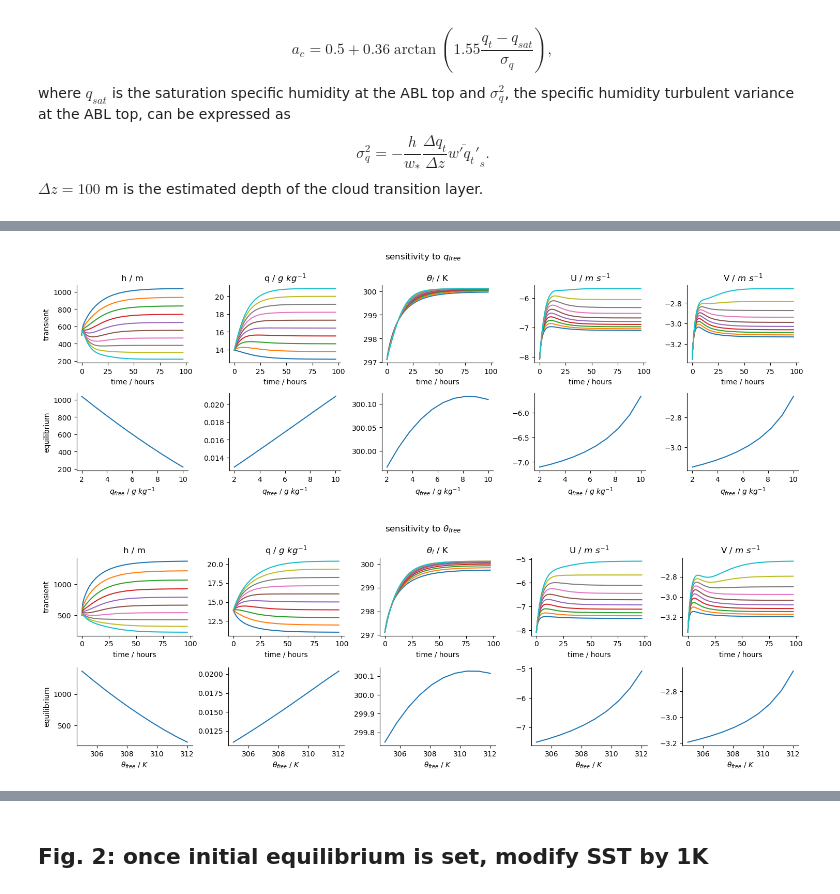
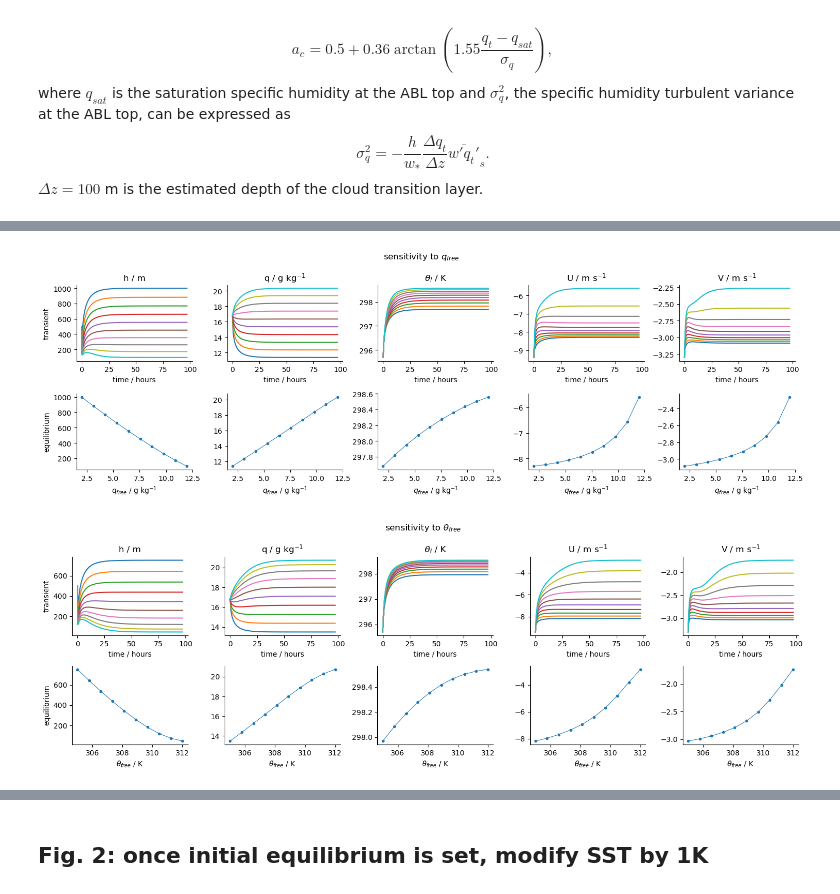
Before and after one commit to meteorologopazzo/QJRMS_0316, a Jupyter notebook: bulk_validation/BULK_MODEL_PLOTS-to_publish.ipynb, the cells around one changed output, grey strips where cells are left out. Saved outputs shown, nothing was run; the diff lists cells and outputs as text; code cells hidden in the pictures.

```diff
--- a/bulk_validation/BULK_MODEL_PLOTS-to_publish.ipynb
+++ b/bulk_validation/BULK_MODEL_PLOTS-to_publish.ipynb
@@ -72,6 +83,6 @@ test model sensitivity to parameters:
 # %%
 # Compute the wind components (to be used as free tropospheric wind) starting from the surface wind used in
-# Neggers et al (2006).
+'''# Neggers et al (2006).
 magnitude = 8.75 # [m/s]
 angle = 67.5 # [°] clockwise from north
 windu = magnitude*np.sin(angle*np.pi/180)
@@ -81,7 +92,10 @@ U_free = -windu # [m/s], free zonal wind (above the ABL).
 V_free = -windv # [m/s], free meridional wind (above the ABL).
 
 print(U_free)
-print(V_free)
+print(V_free)'''
+
+U_free_0 = -9.4 # [m/s], free zonal wind (above the ABL).
+V_free_0 = -3.3 # [m/s], free meridional wind (above the ABL).
 
 Omega = 2*np.pi/86400 # [rad/s] Earth rotation.
 latitude0 = 10 # degree N
@@ -220,21 +264,27 @@ plt.tight_layout()
 # %%
-q_free_sens = []
+q_free_sens = {}
 
 for q in q_free:
-    args = (SST_0, D_0_base, q, th_free_0_base, ps_0, f, U_free, V_free, frac_Ustar, F_advQ_base, F_advTh_base, F_rad_base)
+    args = (SST_0, D_0_base, q, th_free_0_base, ps_0, f, U_free_0, V_free_0, frac_Ustar, F_advQ_base, F_advTh_base, F_rad_base)
 
 
     ###  INTEGRATE THE EQUATIONS TO REACH THE INITIAL EQUILIBRIUM
-    sol = solve_ivp(equations_model, [0,max_t], y0, t_eval = t_eval_eq,\
+    try:
+        sol = solve_ivp(equations_model, [0,max_t], y0, t_eval = t_eval_eq,\
                         dense_output=True, max_step=dt_max, args=args)
+        if sol.success == False:
+            raise RuntimeError("Integration failed.")
+    except RuntimeError:
+        print(f"Integration failed for q = {q}.")
+        continue
 
-    q_free_sens.append(sol)
+    q_free_sens[q] = sol
 # %%
 fig, ax = plt.subplots(2,5, figsize=(15,5))
 fig.suptitle(r"sensitivity to $q_{free}$")
 ax = ax.flatten()
 
-for i in range(len(q_free_sens)):
+for i in q_free_sens.keys():
     ax[0].plot(q_free_sens[i].t/3600, q_free_sens[i].y[0])
     ax[1].plot(q_free_sens[i].t/3600, 1e3*q_free_sens[i].y[1])
     ax[2].plot(q_free_sens[i].t/3600, q_free_sens[i].y[2])
@@ -245,50 +295,50 @@ for i in range(len(q_free_sens)):
 
 
 ax[0].set_title("h / m")
-ax[1].set_title(r"q / $g~kg^{-1}$")
+ax[1].set_title(r"q / $\rm g~kg^{-1}$")
 ax[2].set_title(r"$\theta_l$ / K")
-ax[3].set_title(r"U / $m~s^{-1}$")
-ax[4].set_title("V / $m~s^{-1}$")
+ax[3].set_title(r"U / $\rm m~s^{-1}$")
+ax[4].set_title(r"V / $\rm m~s^{-1}$")
 
 
 ax[0].set_ylabel("transient")
 
 for x in ax[0:5]:
     x.set_xlabel(r"time / hours")
 
 
 #################   equilibrium variables   ################
 h_eq = []
 q_eq = []
 t_eq = []
 u_eq = []
 v_eq = []
 
 
-for i in range(len(q_free)):
+for i in q_free_sens.keys():
     h_eq.append(q_free_sens[i].y[0][-1])
-    q_eq.append(q_free_sens[i].y[1][-1])
+    q_eq.append((q_free_sens[i].y[1][-1])*1e3)
     t_eq.append(q_free_sens[i].y[2][-1])
     u_eq.append(q_free_sens[i].y[3][-1])
     v_eq.append(q_free_sens[i].y[4][-1])
 
-ax[5].plot(q_free*1e3, h_eq)
-ax[6].plot(q_free*1e3, q_eq)
-ax[7].plot(q_free*1e3, t_eq)
-ax[8].plot(q_free*1e3, u_eq)
-ax[9].plot(q_free*1e3, v_eq)
+ax[5].plot(q_free*1e3, h_eq, ".-", linewidth=0.75)
+ax[6].plot(q_free*1e3, q_eq, ".-", linewidth=0.75)
+ax[7].plot(q_free*1e3, t_eq, ".-", linewidth=0.75)
+ax[8].plot(q_free*1e3, u_eq, ".-", linewidth=0.75)
+ax[9].plot(q_free*1e3, v_eq, ".-", linewidth=0.75)
 
 
 ax[5].set_ylabel("equilibrium")
 
 for x in ax[5:]:
-    x.set_xlabel(r"$q_{free}$ / $g~kg^{-1}$")
+    x.set_xlabel(r"$q_{free}$ / $\rm g~kg^{-1}$")
 
 for x in ax:
     for spine in ['top', 'right']:
         x.spines[spine].set_visible(False)
 
 plt.tight_layout()
 # %% [output]
-[figure, old version]
+[figure, new version]
 # %%
@@ -308,7 +358,7 @@ fig, ax = plt.subplots(2,5, figsize=(15,5))
 fig.suptitle(r"sensitivity to $\theta_{free}$")
 ax = ax.flatten()
 
-for i in range(len(th_free_sens)):
+for i in th_free_sens.keys():
     ax[0].plot(th_free_sens[i].t/3600, th_free_sens[i].y[0])
     ax[1].plot(th_free_sens[i].t/3600, 1e3*th_free_sens[i].y[1])
     ax[2].plot(th_free_sens[i].t/3600, th_free_sens[i].y[2])
@@ -319,10 +369,10 @@ for i in range(len(th_free_sens)):
 
 
 ax[0].set_title("h / m")
-ax[1].set_title(r"q / $g~kg^{-1}$")
+ax[1].set_title(r"q / $\rm g~kg^{-1}$")
 ax[2].set_title(r"$\theta_l$ / K")
-ax[3].set_title(r"U / $m~s^{-1}$")
-ax[4].set_title("V / $m~s^{-1}$")
+ax[3].set_title(r"U / $\rm m~s^{-1}$")
+ax[4].set_title(r"V / $\rm m~s^{-1}$")
 
 
 ax[0].set_ylabel("transient")
@@ -340,24 +390,24 @@ u_eq = []
 v_eq = []
 
 
-for i in range(len(th_free)):
+for i in th_free_sens.keys():
     h_eq.append(th_free_sens[i].y[0][-1])
-    q_eq.append(th_free_sens[i].y[1][-1])
+    q_eq.append((th_free_sens[i].y[1][-1])*1e3)
     t_eq.append(th_free_sens[i].y[2][-1])
     u_eq.append(th_free_sens[i].y[3][-1])
     v_eq.append(th_free_sens[i].y[4][-1])
 
-ax[5].plot(th_free, h_eq)
-ax[6].plot(th_free, q_eq)
-ax[7].plot(th_free, t_eq)
-ax[8].plot(th_free, u_eq)
-ax[9].plot(th_free, v_eq)
+ax[5].plot(th_free, h_eq, ".-", linewidth=0.75)
+ax[6].plot(th_free, q_eq, ".-", linewidth=0.75)
+ax[7].plot(th_free, t_eq, ".-", linewidth=0.75)
+ax[8].plot(th_free, u_eq, ".-", linewidth=0.75)
+ax[9].plot(th_free, v_eq, ".-", linewidth=0.75)
 
 
 ax[5].set_ylabel("equilibrium")
 
 for x in ax[5:]:
-    x.set_xlabel(r"$\theta_{free}$ / $K$")
+    x.set_xlabel(r"$\theta_{free}$ / $\rm K$")
 
 for x in ax:
     for spine in ['top', 'right']:
@@ -365,4 +415,4 @@ for x in ax:
 
 plt.tight_layout()
 # %% [output]
-[figure, old version]
+[figure, new version]
```
Also changed, not shown: parts of 39 cells of this notebook, 3 other files.
